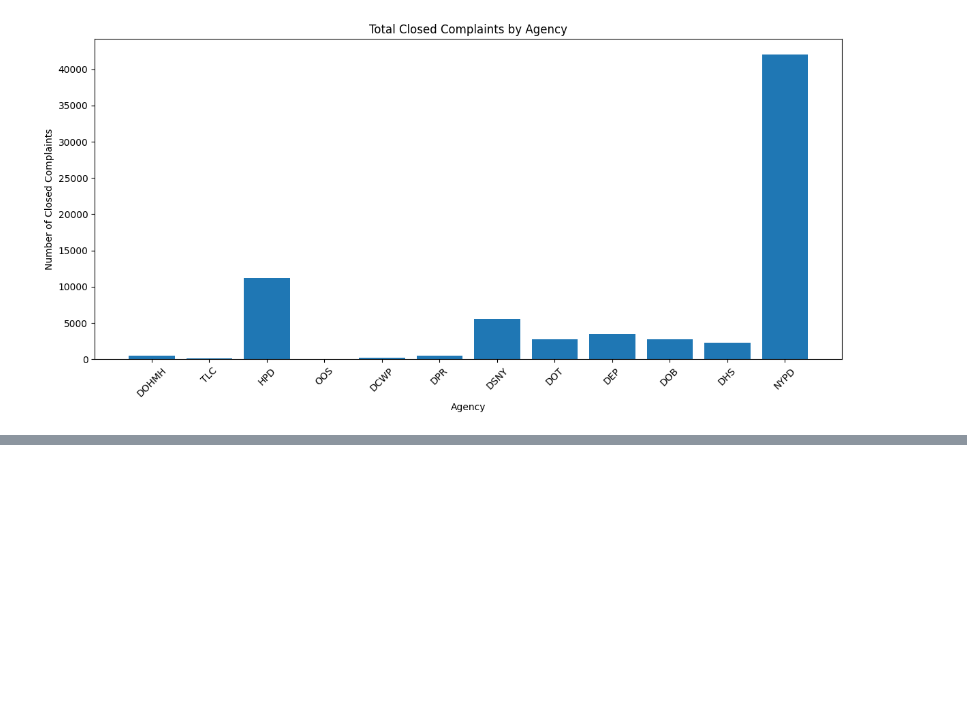
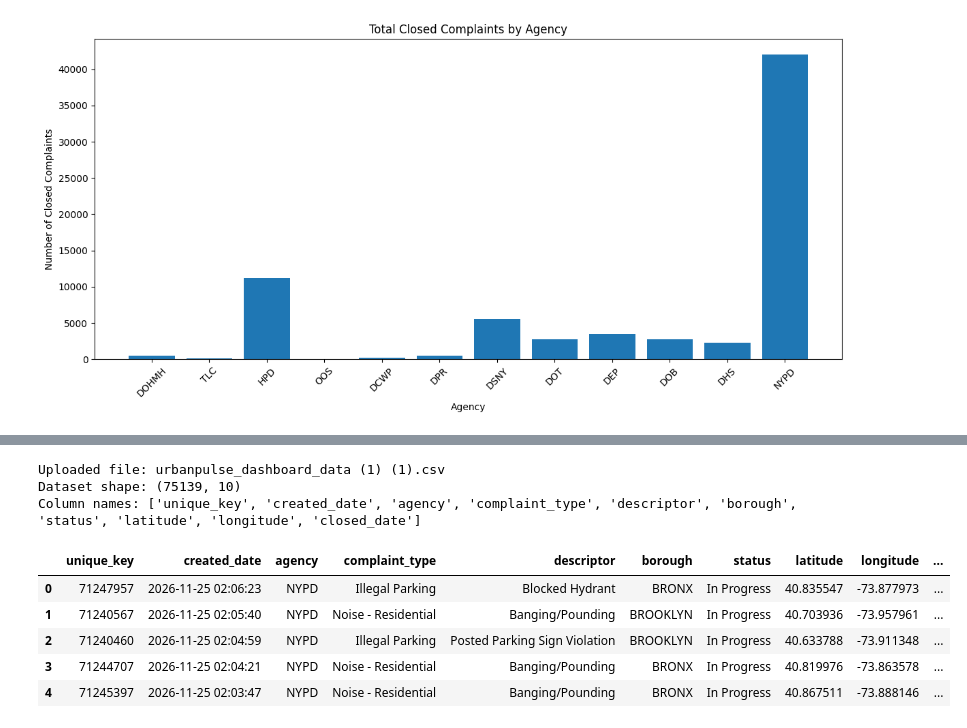
Before and after one commit to dharaniharini2003-op/urban-pulse-nyc-311-analytics, a Jupyter notebook: Project1.ipynb, the cells around one changed output, grey strips where cells are left out. Saved outputs shown, nothing was run; the diff lists cells and outputs as text; code cells hidden in the pictures; blank space fills up the shorter version.

```diff
--- a/Project1.ipynb
+++ b/Project1.ipynb
@@ -2472,0 +2552,4 @@ files.download('urbanpulse_dashboard_data.csv')
+# %%
+from google.colab import files
+
+uploaded = files.upload()
@@ -2472,0 +2559,23 @@ files.download('urbanpulse_dashboard_data.csv')
+# %%
+import pandas as pd
+import io
+
+filename = list(uploaded.keys())[0]
+
+df = pd.read_csv(io.BytesIO(uploaded[filename]))
+
+print("Uploaded file:", filename)
+print("Dataset shape:", df.shape)
+print("Column names:", df.columns.tolist())
+
+display(df.head())
+# %% [output]
+Uploaded file: urbanpulse_dashboard_data (1) (1).csv
+Dataset shape: (75139, 10)
+Column names: ['unique_key', 'created_date', 'agency', 'complaint_type', 'descriptor', 'borough', 'status', 'latitude', 'longitude', 'closed_date']
+|  | unique_key | created_date | agency | complaint_type | descriptor | borough | status | latitude | longitude | ... |
+| 0 | 71247957 | 2026-11-25 02:06:23 | NYPD | Illegal Parking | Blocked Hydrant | BRONX | In Progress | 40.835547 | -73.877973 | ... |
+| 1 | 71240567 | 2026-11-25 02:05:40 | NYPD | Noise - Residential | Banging/Pounding | BROOKLYN | In Progress | 40.703936 | -73.957961 | ... |
+| 2 | 71240460 | 2026-11-25 02:04:59 | NYPD | Illegal Parking | Posted Parking Sign Violation | BROOKLYN | In Progress | 40.633788 | -73.911348 | ... |
+| 3 | 71244707 | 2026-11-25 02:04:21 | NYPD | Noise - Residential | Banging/Pounding | BRONX | In Progress | 40.819976 | -73.863578 | ... |
+| 4 | 71245397 | 2026-11-25 02:03:47 | NYPD | Noise - Residential | Banging/Pounding | BRONX | In Progress | 40.867511 | -73.888146 | ... |
```
Also changed, not shown: parts of 85 cells of this notebook.
